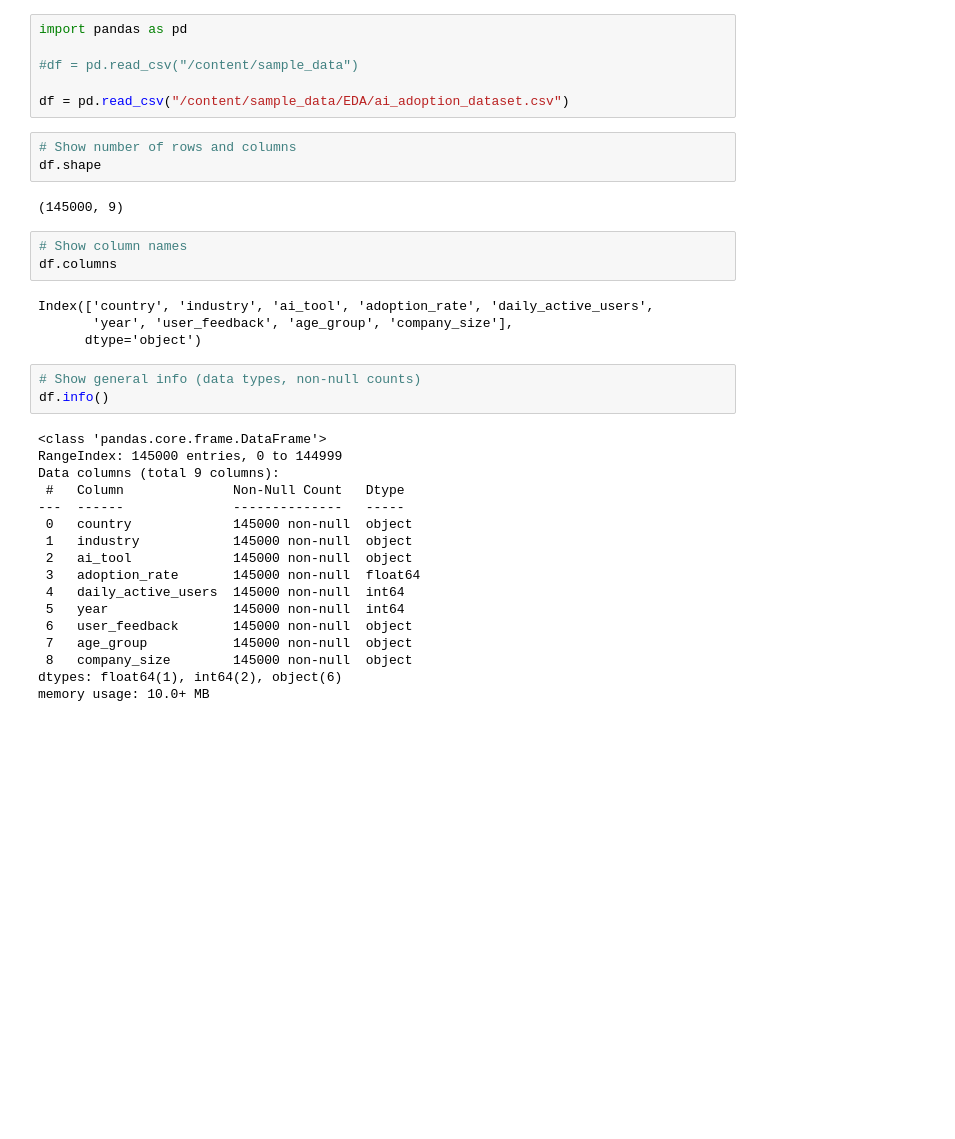
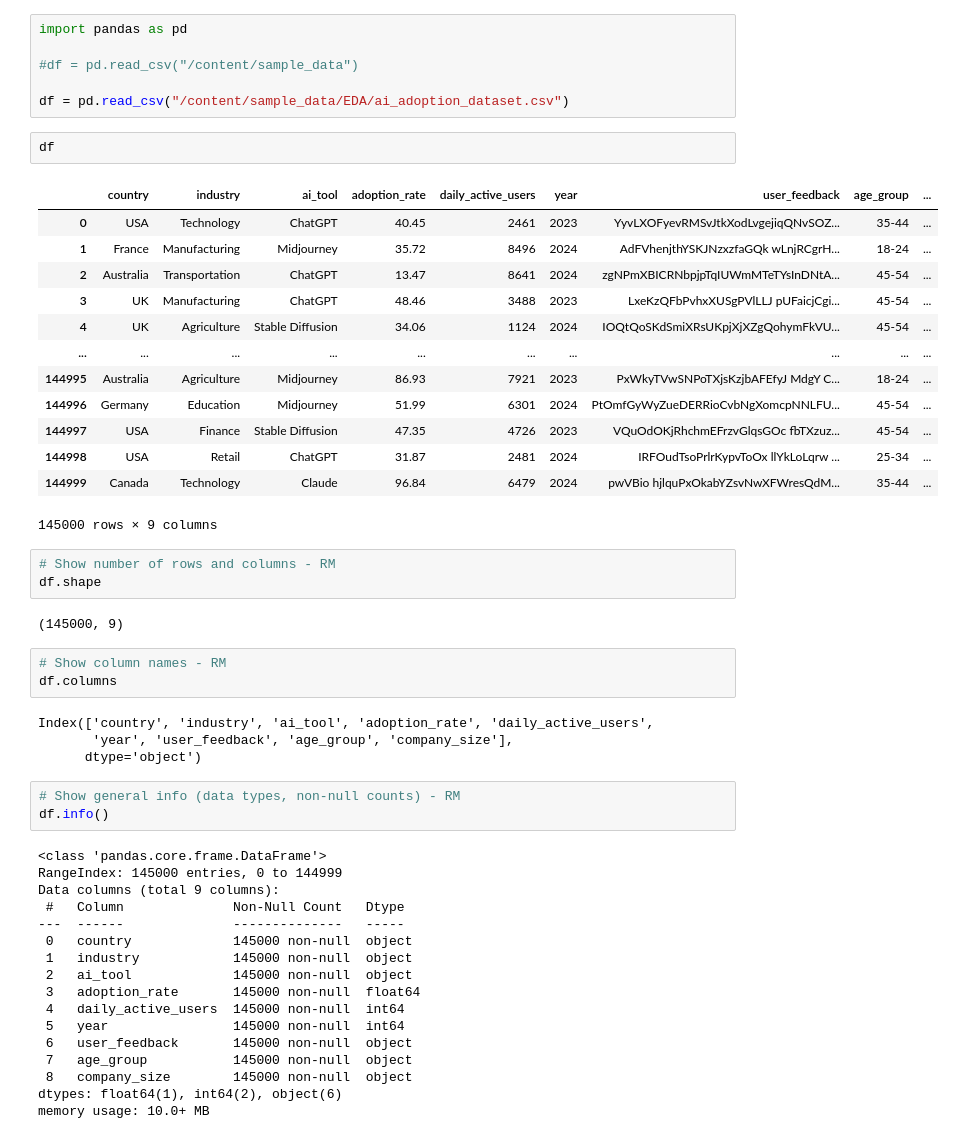
Before and after one commit to raheelam98/DataAnalysis, a Jupyter notebook: EDA/EDA_Sessions_RM/EDA_Session_01_RM.ipynb, the cells around one changed output. Drawn from its saved outputs; the diff is of its cells as text; blank space fills up the shorter version.

```diff
--- a/EDA/EDA_Sessions_RM/EDA_Session_01_RM.ipynb
+++ b/EDA/EDA_Sessions_RM/EDA_Session_01_RM.ipynb
@@ -18,20 +20,36 @@ import pandas as pd
 #df = pd.read_csv("/content/sample_data")
 
 df = pd.read_csv("/content/sample_data/EDA/ai_adoption_dataset.csv")
+# %%
+df
+# %% [output]
+|  | country | industry | ai_tool | adoption_rate | daily_active_users | year | user_feedback | age_group | ... |
+| 0 | USA | Technology | ChatGPT | 40.45 | 2461 | 2023 | YyvLXOFyevRMSvJtkXodLvgejiqQNvSOZ... | 35-44 | ... |
+| 1 | France | Manufacturing | Midjourney | 35.72 | 8496 | 2024 | AdFVhenjthYSKJNzxzfaGQk wLnjRCgrH... | 18-24 | ... |
+| 2 | Australia | Transportation | ChatGPT | 13.47 | 8641 | 2024 | zgNPmXBICRNbpjpTqIUWmMTeTYsInDNtA... | 45-54 | ... |
+| 3 | UK | Manufacturing | ChatGPT | 48.46 | 3488 | 2023 | LxeKzQFbPvhxXUSgPVlLLJ pUFaicjCgi... | 45-54 | ... |
+| 4 | UK | Agriculture | Stable Diffusion | 34.06 | 1124 | 2024 | IOQtQoSKdSmiXRsUKpjXjXZgQohymFkVU... | 45-54 | ... |
+| ... | ... | ... | ... | ... | ... | ... | ... | ... | ... |
+| 144995 | Australia | Agriculture | Midjourney | 86.93 | 7921 | 2023 | PxWkyTVwSNPoTXjsKzjbAFEfyJ MdgY C... | 18-24 | ... |
+| 144996 | Germany | Education | Midjourney | 51.99 | 6301 | 2024 | PtOmfGyWyZueDERRioCvbNgXomcpNNLFU... | 45-54 | ... |
+| 144997 | USA | Finance | Stable Diffusion | 47.35 | 4726 | 2023 | VQuOdOKjRhchmEFrzvGlqsGOc fbTXzuz... | 45-54 | ... |
+| 144998 | USA | Retail | ChatGPT | 31.87 | 2481 | 2024 | IRFOudTsoPrlrKypvToOx llYkLoLqrw ... | 25-34 | ... |
+| 144999 | Canada | Technology | Claude | 96.84 | 6479 | 2024 | pwVBio hjlquPxOkabYZsvNwXFWresQdM... | 35-44 | ... |
+145000 rows × 9 columns
 # %%
-# Show number of rows and columns
+# Show number of rows and columns - RM
 df.shape
 # %% [output]
 (145000, 9)
 # %%
-# Show column names
+# Show column names - RM
 df.columns
 # %% [output]
 Index(['country', 'industry', 'ai_tool', 'adoption_rate', 'daily_active_users',
        'year', 'user_feedback', 'age_group', 'company_size'],
       dtype='object')
 # %%
-# Show general info (data types, non-null counts)
+# Show general info (data types, non-null counts) - RM
 df.info()
 # %% [output]
 <class 'pandas.core.frame.DataFrame'>
```
Also changed, not shown: parts of 22 cells of this notebook.
